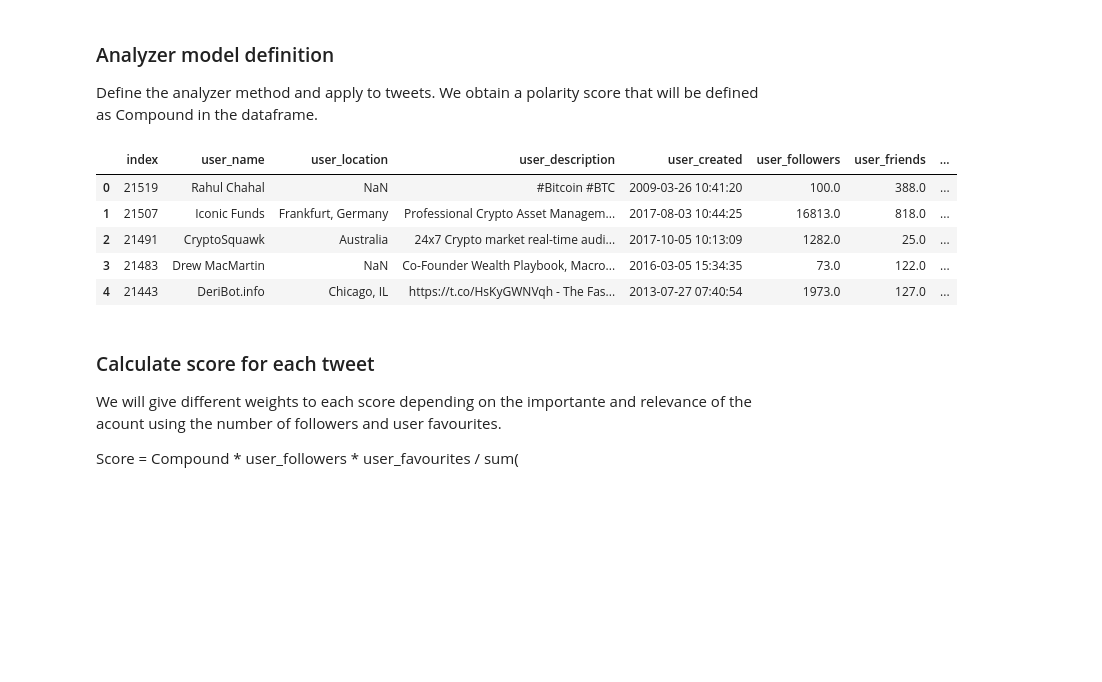
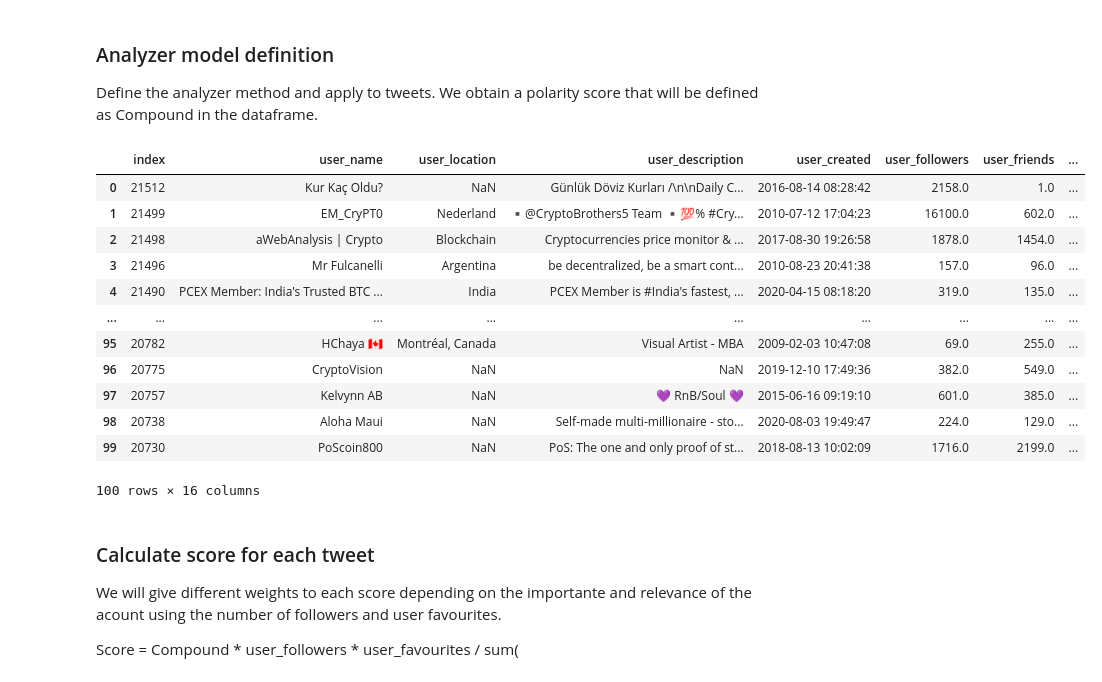
Before and after one commit to hugopobil/tfm_hugopobil, a Jupyter notebook: code/bitcoin/02_sentiment_analysis_polarity.ipynb, the cells around one changed output. Drawn from its saved outputs; the diff is of its cells as text; code cells hidden in the pictures; blank space fills up the shorter version.

```diff
--- a/code/bitcoin/02_sentiment_analysis_polarity.ipynb
+++ b/code/bitcoin/02_sentiment_analysis_polarity.ipynb
@@ -34,29 +34,36 @@ Define the analyzer method and apply to tweets. We obtain a polarity score that
 # %%
 analyzer = SentimentIntensityAnalyzer()
 # Compound is the score given to the intensity of sentiment detected in tweets
 
 compound = []
 
 for i, s in enumerate(tqdm(tweets['text'],
                            position = 0,
                            leave = True)):
 
     # Variable vs can be modified to test different sentiment analysis
 
     vs = analyzer.polarity_scores(str(s))
 
 
     compound.append(vs['compound'])
 
 tweets['compound'] = compound
-tweets.head()
+tweets.head(100)
 # %% [output]
 |  | index | user_name | user_location | user_description | user_created | user_followers | user_friends | ... |
-| 0 | 21519 | Rahul Chahal | NaN | #Bitcoin #BTC | 2009-03-26 10:41:20 | 100.0 | 388.0 | ... |
-| 1 | 21507 | Iconic Funds | Frankfurt, Germany | Professional Crypto Asset Managem... | 2017-08-03 10:44:25 | 16813.0 | 818.0 | ... |
-| 2 | 21491 | CryptoSquawk | Australia | 24x7 Crypto market real-time audi... | 2017-10-05 10:13:09 | 1282.0 | 25.0 | ... |
-| 3 | 21483 | Drew MacMartin | NaN | Co-Founder Wealth Playbook, Macro... | 2016-03-05 15:34:35 | 73.0 | 122.0 | ... |
-| 4 | 21443 | DeriBot.info | Chicago, IL | https://t.co/HsKyGWNVqh - The Fas... | 2013-07-27 07:40:54 | 1973.0 | 127.0 | ... |
+| 0 | 21512 | Kur Kaç Oldu? | NaN | Günlük Döviz Kurları /\n\nDaily C... | 2016-08-14 08:28:42 | 2158.0 | 1.0 | ... |
+| 1 | 21499 | EM_CryPT0 | Nederland | ▪️@CryptoBrothers5 Team ▪️💯% #Cry... | 2010-07-12 17:04:23 | 16100.0 | 602.0 | ... |
+| 2 | 21498 | aWebAnalysis | Crypto | Blockchain | Cryptocurrencies price monitor & ... | 2017-08-30 19:26:58 | 1878.0 | 1454.0 | ... |
+| 3 | 21496 | Mr Fulcanelli | Argentina | be decentralized, be a smart cont... | 2010-08-23 20:41:38 | 157.0 | 96.0 | ... |
+| 4 | 21490 | PCEX Member: India's Trusted BTC ... | India | PCEX Member is #India's fastest, ... | 2020-04-15 08:18:20 | 319.0 | 135.0 | ... |
+| ... | ... | ... | ... | ... | ... | ... | ... | ... |
+| 95 | 20782 | HChaya 🇨🇦 | Montréal, Canada | Visual Artist - MBA | 2009-02-03 10:47:08 | 69.0 | 255.0 | ... |
+| 96 | 20775 | CryptoVision | NaN | NaN | 2019-12-10 17:49:36 | 382.0 | 549.0 | ... |
+| 97 | 20757 | Kelvynn AB | NaN | 💜 RnB/Soul 💜 | 2015-06-16 09:19:10 | 601.0 | 385.0 | ... |
+| 98 | 20738 | Aloha Maui | NaN | Self-made multi-millionaire - sto... | 2020-08-03 19:49:47 | 224.0 | 129.0 | ... |
+| 99 | 20730 | PoScoin800 | NaN | PoS: The one and only proof of st... | 2018-08-13 10:02:09 | 1716.0 | 2199.0 | ... |
+100 rows × 16 columns
 # %% [markdown]
 ### Calculate score for each tweet
 
```
Also changed, not shown: parts of 5 cells of this notebook, 7 other files.
